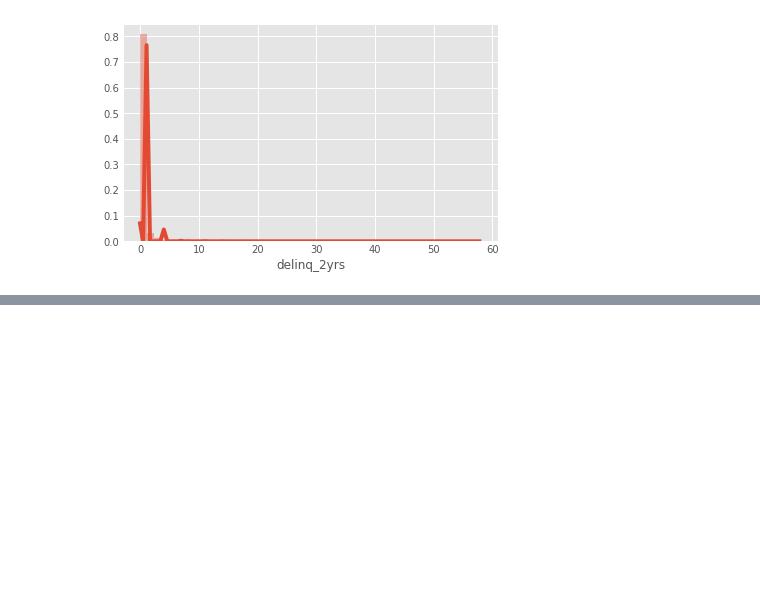
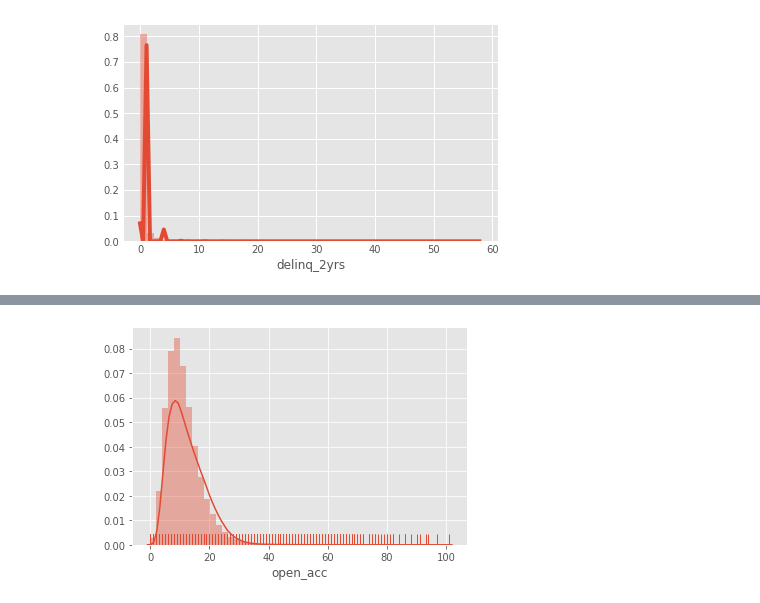
Before and after one commit to sanatanonline/pynb-codes, a Jupyter notebook: src/lending club/Initial Analysis.ipynb, the cells around one changed output, grey strips where cells are left out. Saved outputs shown, nothing was run; the diff lists cells and outputs as text; code cells hidden in the pictures; blank space fills up the shorter version.

```diff
--- a/src/lending club/Initial Analysis.ipynb
+++ b/src/lending club/Initial Analysis.ipynb
@@ -348,0 +364,10 @@ loan_data['earliest_cr_line'] = loan_data['earliest_cr_line'].astype('datetime64
+# %%
+'''
+The number of open credit lines in the borrower.
+'''
+loan_data['open_acc'].fillna(0.0, inplace=True)
+sns.distplot(loan_data['open_acc'], rug=True)
+
+plt.show()
+# %% [output]
+[figure, added]
```
Also changed, not shown: parts of 13 cells of this notebook.
